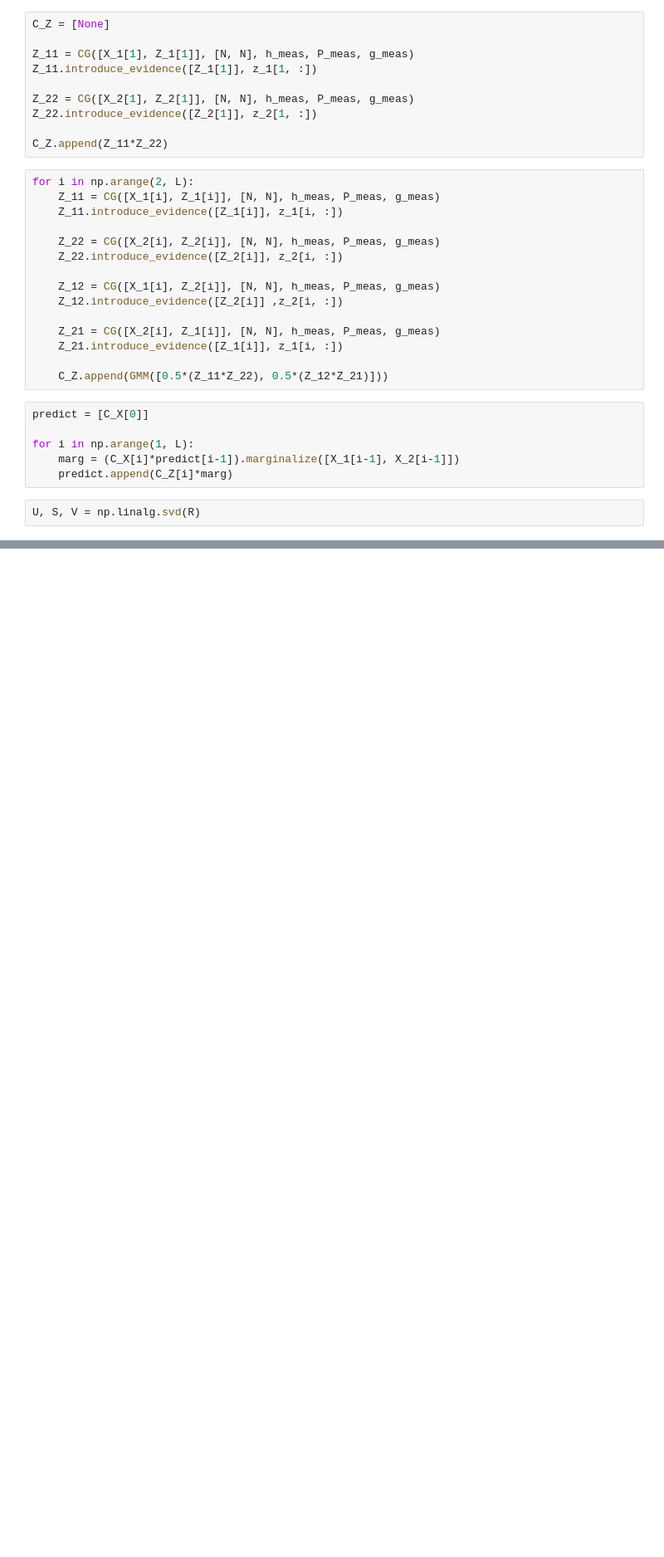
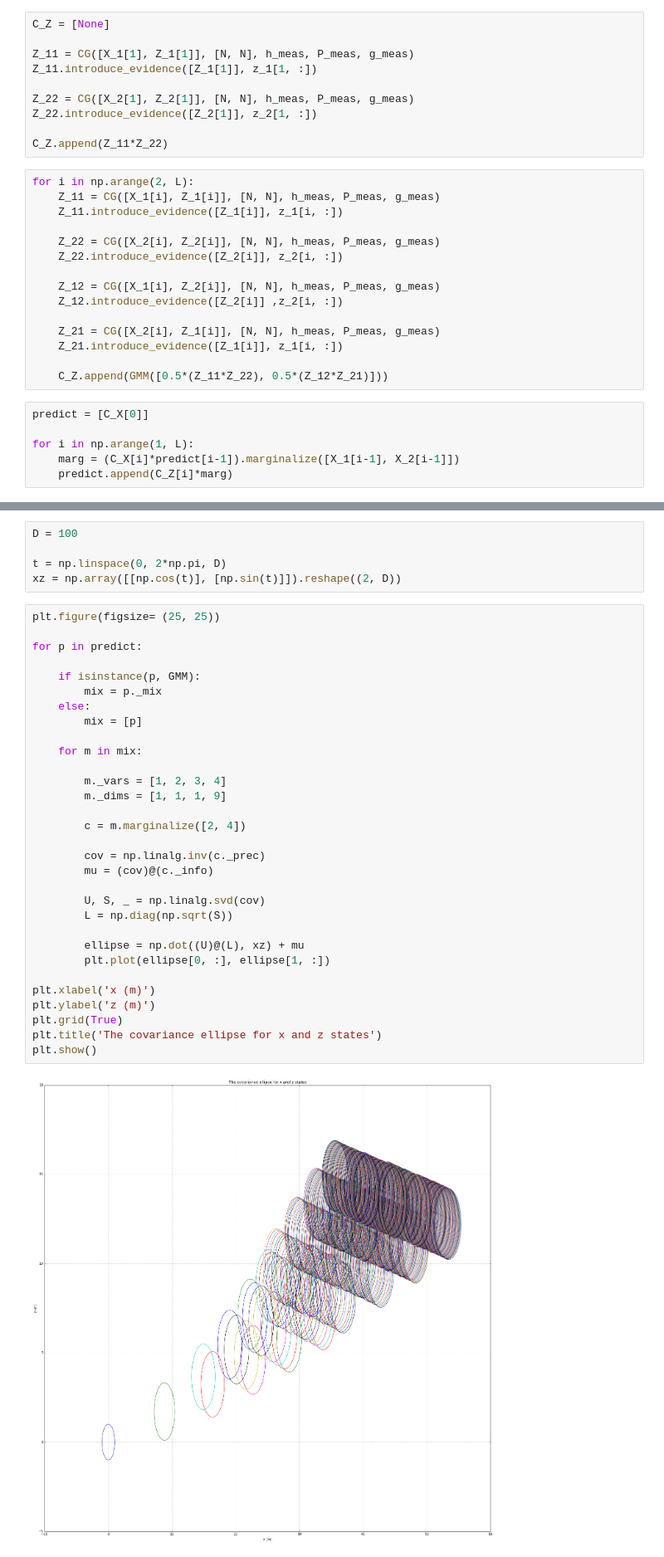
Before and after one commit to scjrobertson/xRange, a Jupyter notebook: tracking/tracking.ipynb, the cells around one changed output, grey strips where cells are left out. Shown at 83% size. Saved outputs shown, nothing was run; the diff lists cells and outputs as text; blank space fills up the shorter version.

```diff
--- a/tracking/tracking.ipynb
+++ b/tracking/tracking.ipynb
@@ -224,5 +254,3 @@ predict = [C_X[0]]
 for i in np.arange(1, L):
     marg = (C_X[i]*predict[i-1]).marginalize([X_1[i-1], X_2[i-1]])
     predict.append(C_Z[i]*marg)
-# %%
-U, S, V = np.linalg.svd(R)
@@ -232,0 +257,38 @@ print(S)
+# %%
+D = 100
+
+t = np.linspace(0, 2*np.pi, D)
+xz = np.array([[np.cos(t)], [np.sin(t)]]).reshape((2, D))
+# %%
+plt.figure(figsize= (25, 25))
+
+for p in predict:
+
+    if isinstance(p, GMM):
+        mix = p._mix
+    else:
+        mix = [p]
+
+    for m in mix:
+
+        m._vars = [1, 2, 3, 4]
+        m._dims = [1, 1, 1, 9]
+
+        c = m.marginalize([2, 4])
+
+        cov = np.linalg.inv(c._prec)
+        mu = (cov)@(c._info)
+
+        U, S, _ = np.linalg.svd(cov)
+        L = np.diag(np.sqrt(S))
+
+        ellipse = np.dot((U)@(L), xz) + mu
+        plt.plot(ellipse[0, :], ellipse[1, :])
+
+plt.xlabel('x (m)')
+plt.ylabel('z (m)')
+plt.grid(True)
+plt.title('The covariance ellipse for x and z states')
+plt.show()
+# %% [output]
+[figure, added]
```
Also changed, not shown: parts of 13 cells of this notebook, 1 other file.
